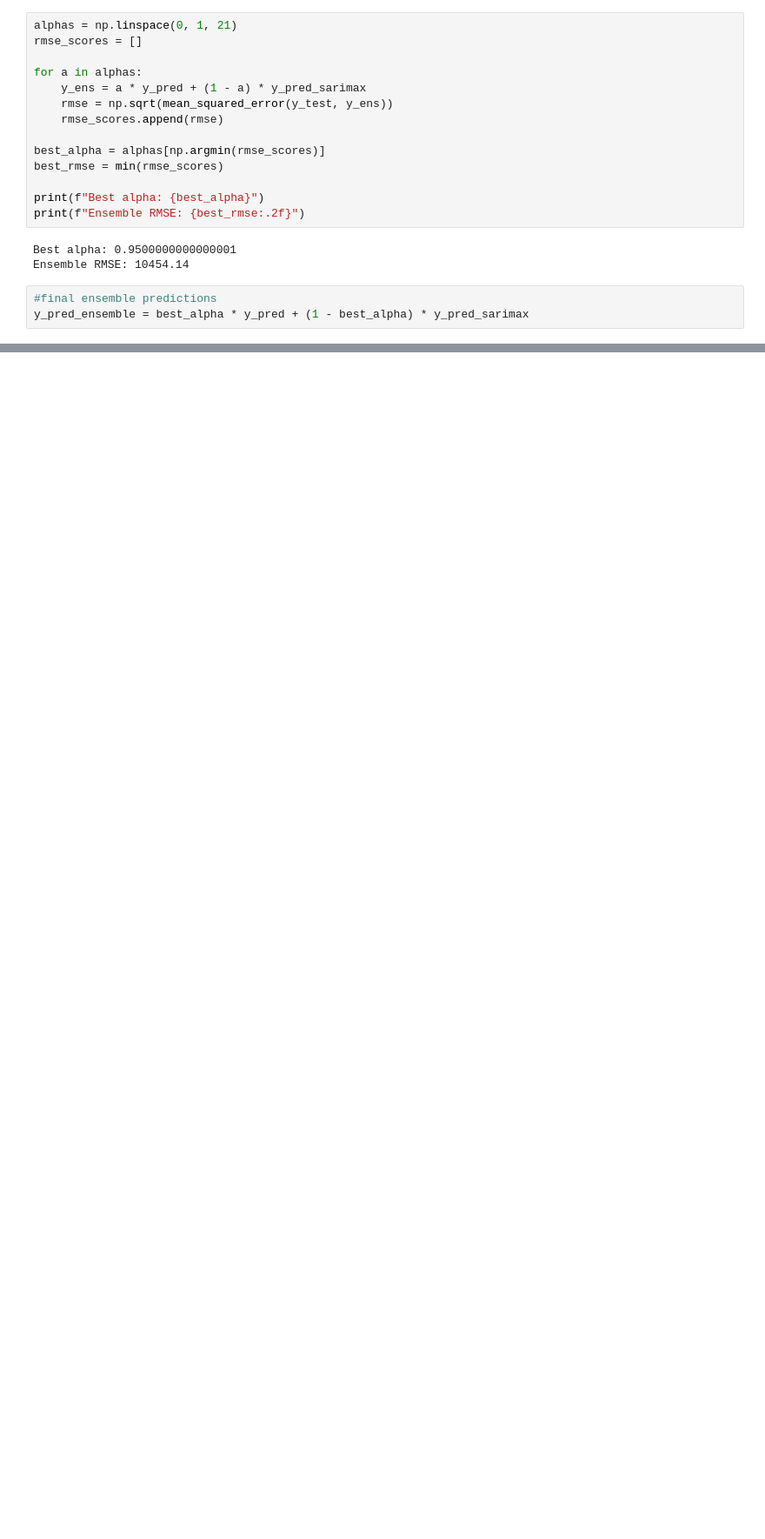
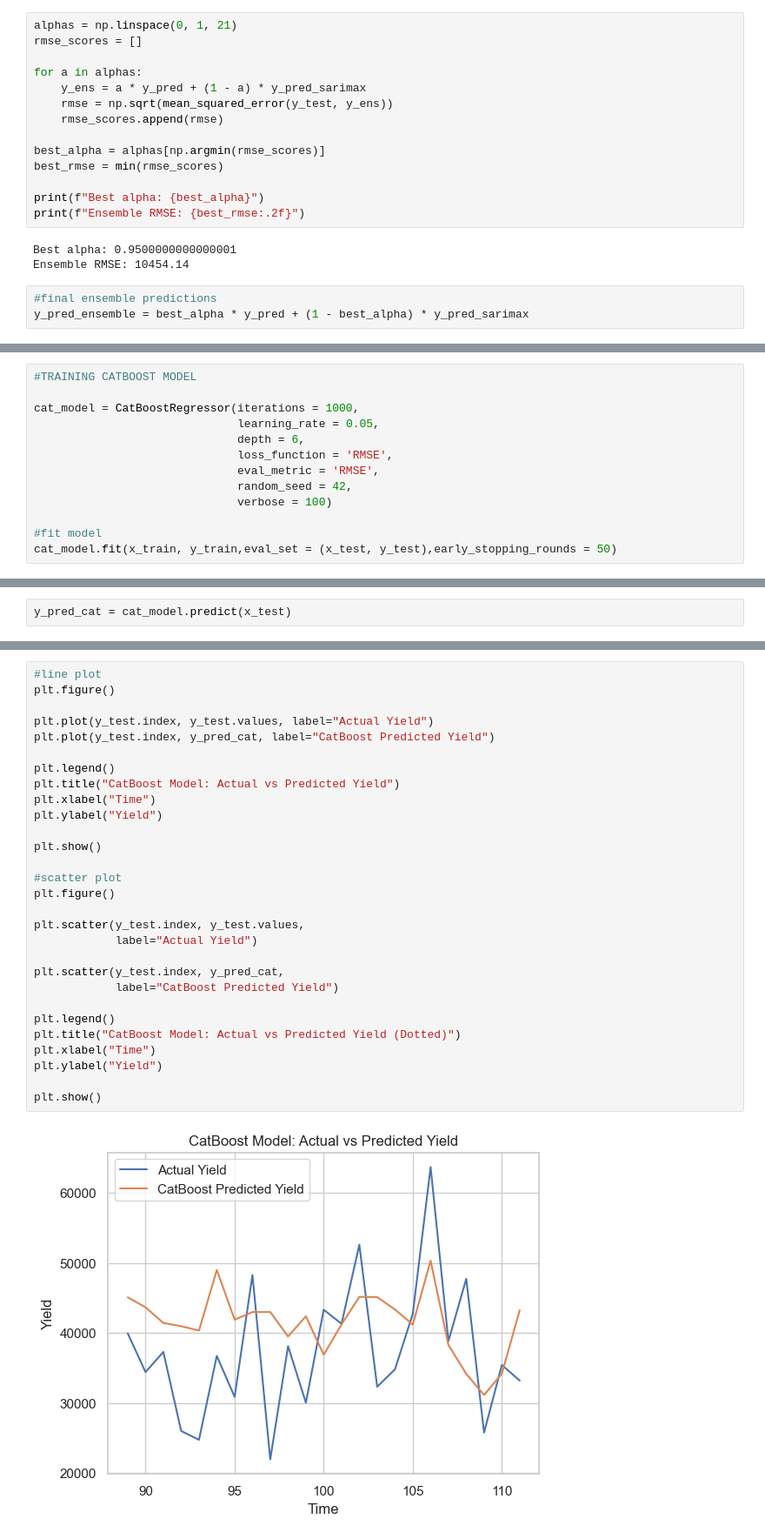
Before and after one commit to Akshatha7710/smart-tea-estate-management-system, a Jupyter notebook: Notebooks/productivity_prediction.ipynb, the cells around one changed output, grey strips where cells are left out. Shown at 87% size. Saved outputs shown, nothing was run; the diff lists cells and outputs as text; blank space fills up the shorter version.

```diff
--- a/Notebooks/productivity_prediction.ipynb
+++ b/Notebooks/productivity_prediction.ipynb
@@ -458,0 +496,13 @@ plt.show()
+# %%
+#TRAINING CATBOOST MODEL
+
+cat_model = CatBoostRegressor(iterations = 1000,
+                              learning_rate = 0.05,
+                              depth = 6,
+                              loss_function = 'RMSE',
+                              eval_metric = 'RMSE',
+                              random_seed = 42,
+                              verbose = 100)
+
+#fit model
+cat_model.fit(x_train, y_train,eval_set = (x_test, y_test),early_stopping_rounds = 50)
@@ -458,0 +519,2 @@ plt.show()
+# %%
+y_pred_cat = cat_model.predict(x_test)
@@ -458,0 +536,31 @@ plt.show()
+# %%
+#line plot
+plt.figure()
+
+plt.plot(y_test.index, y_test.values, label="Actual Yield")
+plt.plot(y_test.index, y_pred_cat, label="CatBoost Predicted Yield")
+
+plt.legend()
+plt.title("CatBoost Model: Actual vs Predicted Yield")
+plt.xlabel("Time")
+plt.ylabel("Yield")
+
+plt.show()
+
+#scatter plot
+plt.figure()
+
+plt.scatter(y_test.index, y_test.values,
+            label="Actual Yield")
+
+plt.scatter(y_test.index, y_pred_cat,
+            label="CatBoost Predicted Yield")
+
+plt.legend()
+plt.title("CatBoost Model: Actual vs Predicted Yield (Dotted)")
+plt.xlabel("Time")
+plt.ylabel("Yield")
+
+plt.show()
+# %% [output]
+[figure, added]
```
Also changed, not shown: parts of 7 cells of this notebook.
